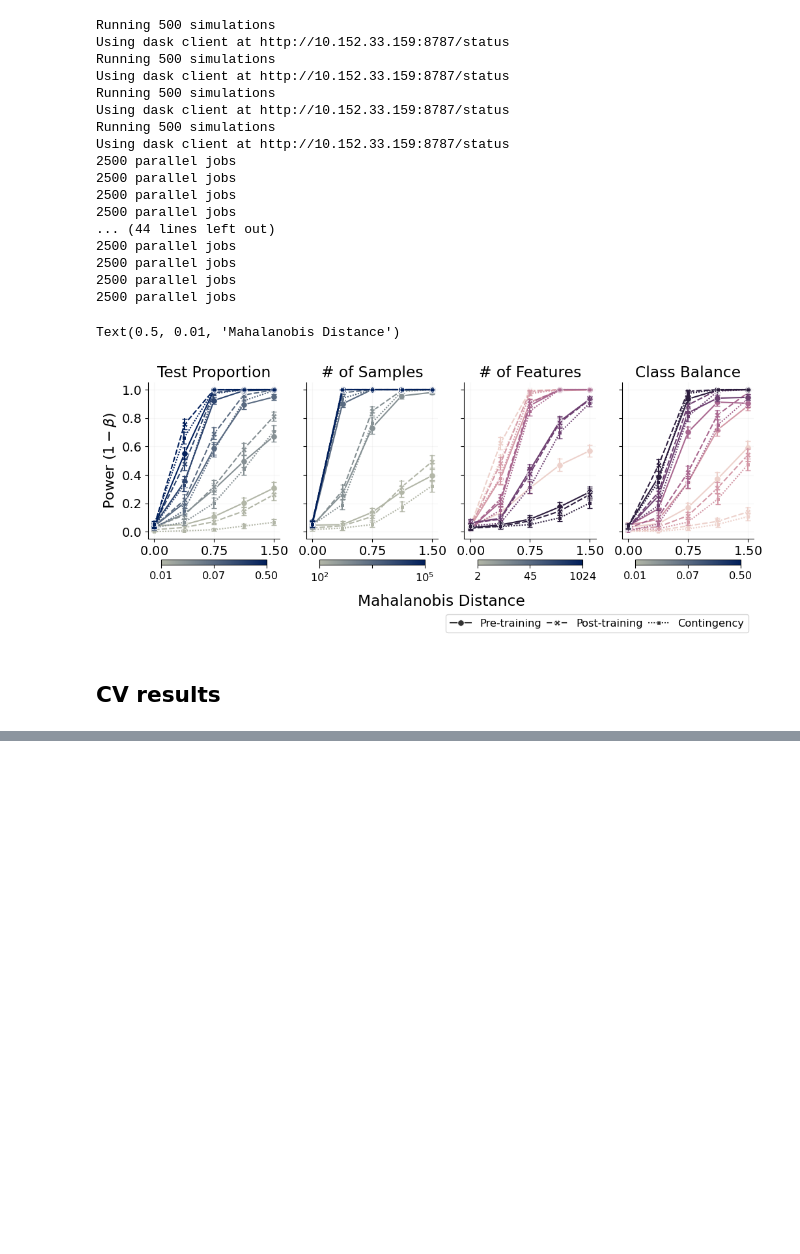
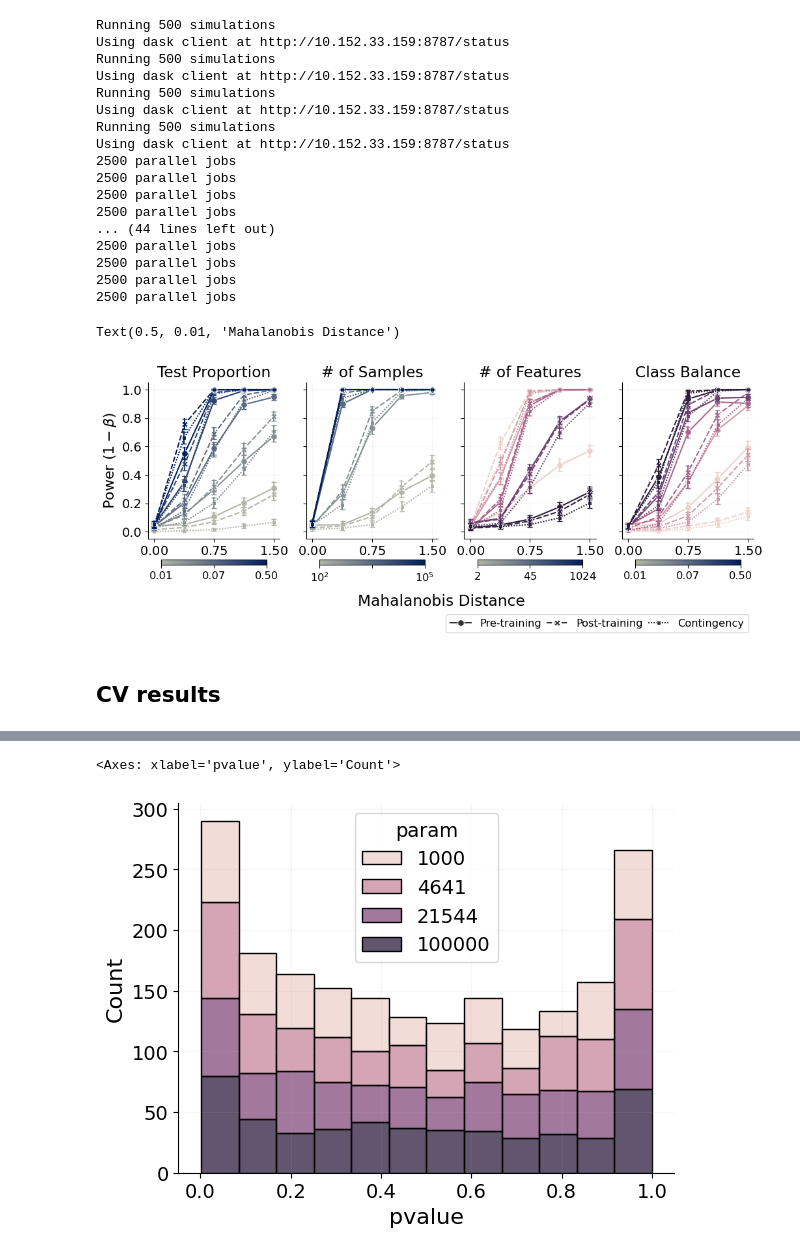
Before and after one commit to jrudoler/permutation-tests, a Jupyter notebook: scratch.ipynb, the cells around one changed output, grey strips where cells are left out. Drawn from its saved outputs; the diff is of its cells as text; code cells hidden in the pictures; blank space fills up the shorter version.

Commit message:
commit changes from wharton cluster

```diff
--- a/scratch.ipynb
+++ b/scratch.ipynb
@@ -216,7 +255,6 @@ for maha in maha_values:
         ## use model with tuned penalty
         y_pred = best_estimator.predict_proba(X_test)[:, 1]
         ## permutations
-        n_permutations = settings["perm"]["n_permutations"]
         contingency_table = pd.crosstab(y_test, y_pred.round())
         chi2, p, _, _ = chi2_contingency(contingency_table)
         # if settings["file"]["save"]:
@@ -614,9 +587,0 @@ pd.DataFrame([cv_results, cv_results])
-# %%
-import glob
-all_cv_results = []
-for maha in maha_values:
-    for path in glob.glob(os.path.join(os.environ["HOME"], f"data/sim_results/maha_{maha:.1f}")):
-        cv_results = pickle.load(open(path, "rb"))
-        cv_results["maha"] = maha
-        all_cv_results.append(cv_results)
-pd.DataFrame(all_cv_results)
@@ -624,0 +588,21 @@ IsADirectoryError: [Errno 21] Is a directory: '/home/stat/jrudoler/data/sim_resu
+# %%
+import os
+import pickle
+import numpy as np
+import pandas as pd
+
+maha_values = np.linspace(0., 1.5, 5)
+all_cv_results = []
+for maha in maha_values:
+    settings = pickle.load(open(f"settings/samplesize_params_maha_{maha:.1f}.pkl", "rb"))
+    results_dir = settings["file"]["results_dir"]
+    param_range = settings["sim"]["parameter_range"]
+    for p in param_range:
+        for i in range(settings["sim"]["n_sim"]):
+            path = os.path.join(results_dir, f"cv_post_accuracy_samplesize_{p:.4f}_simno_{i:05}.pkl")
+            cv_results = pickle.load(open(path, "rb"))
+            cv_results["maha"] = maha
+            cv_results["simno"] = i
+            all_cv_results.append(cv_results)
+results_df = pd.DataFrame(all_cv_results).apply(pd.Series.explode).reset_index(drop=True)
+# results_df.to_pickle("post_cv_results.pkl")
@@ -624,0 +630,2 @@ IsADirectoryError: [Errno 21] Is a directory: '/home/stat/jrudoler/data/sim_resu
+# %%
+p_under_null = results_df.query("(maha == 0.0)").groupby(["param", "simno"]).agg({"pvalue": "mean"})
@@ -624,0 +636,6 @@ IsADirectoryError: [Errno 21] Is a directory: '/home/stat/jrudoler/data/sim_resu
+# %%
+mappable = plt.cm.ScalarMappable(cmap=sequential_wharton, norm=LogNorm())
+sns.histplot(data=p_under_null, x="pvalue", hue="param", multiple="stack", hue_norm=LogNorm())
+# %% [output]
+<Axes: xlabel='pvalue', ylabel='Count'>
+[figure, added]
```
Also changed, not shown: parts of 19 cells of this notebook, 4 other files.
